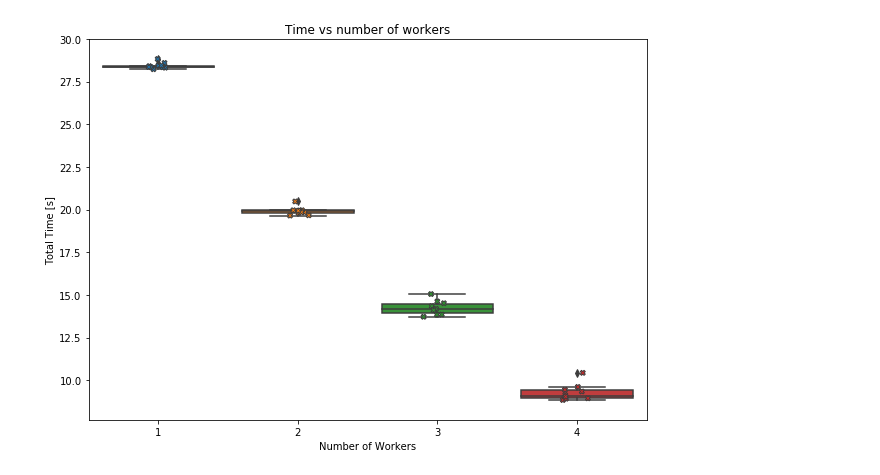
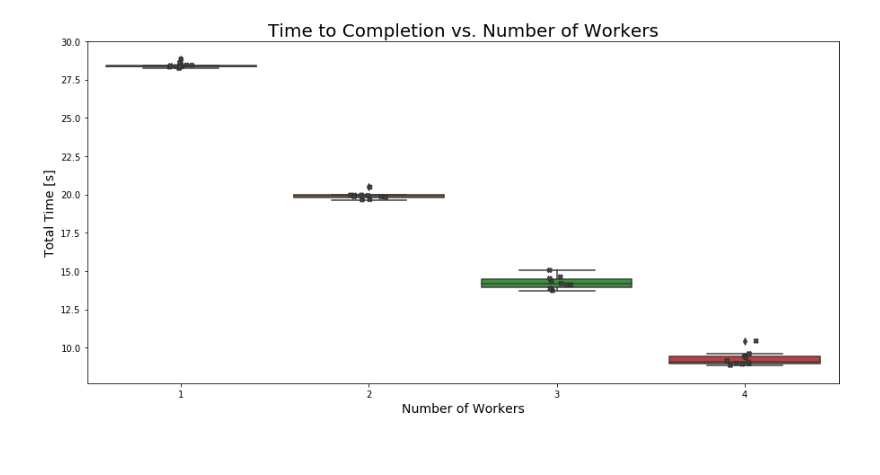
Before and after one commit to jovsa/evolution-strategies-exploration, a Jupyter notebook: notebooks/Analyzing Times of Runs by Number of Workers.ipynb, the cells around one changed output. Cells and saved outputs as stored; diff of their text form; code cells hidden in the pictures.

```diff
--- a/notebooks/Analyzing Times of Runs by Number of Workers.ipynb
+++ b/notebooks/Analyzing Times of Runs by Number of Workers.ipynb
@@ -13,7 +13,7 @@ pd.options.mode.chained_assignment = None  # default='warn'
 pd.set_option('display.max_columns', 500)
 # %%
 # constants
-RUN_SUMMARY_LOC = '../run_summaries/'
+RUN_SUMMARY_LOC = '../run_summaries/runtime_analysis'
 # %%
 all_results = pd.DataFrame()
 for file_ in glob.glob(os.path.join(RUN_SUMMARY_LOC, '*.csv')):
@@ -32,12 +32,12 @@ all_results['time_delta'] = all_results.apply(lambda x: x['max'] - x['min'], axi
 all_results['run_number'] = all_results.apply(lambda x: (x['run_name'].split('_')[0].split('=')[1]), axis=1)
 all_results['num_workers'] = all_results.apply(lambda x: (x['run_name'].split('_')[5].split('=')[1]), axis=1)
 # %%
-fig, ax = plt.subplots(figsize=(10,7))
+fig, ax = plt.subplots(figsize=(15,7))
 sns.boxplot(x='num_workers', y='time_delta' ,data=all_results)
-sns.stripplot(x='num_workers', y='time_delta', data=all_results, jitter=True, marker='X', linewidth=1)
-plt.ylabel('Total Time [s]')
-plt.title('Time vs number of workers')
-plt.xlabel('Number of Workers')
+sns.stripplot(x='num_workers', y='time_delta', data=all_results, jitter=True, marker='X', linewidth=1, color=".3")
+plt.ylabel('Total Time [s]', fontsize=14)
+plt.title('Time to Completion vs. Number of Workers', fontsize=20)
+plt.xlabel('Number of Workers', fontsize=14)
 plt.show()
 # %% [output]
-[figure, old version]
+[figure, new version]
```
Also changed, not shown: parts of 2 cells of this notebook, 2 other files.
